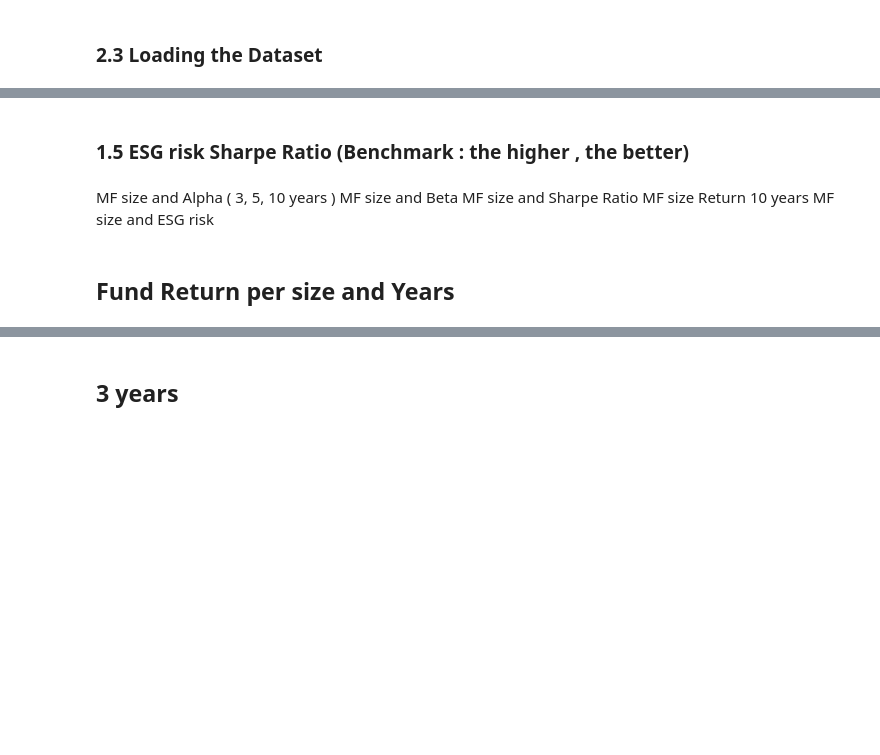
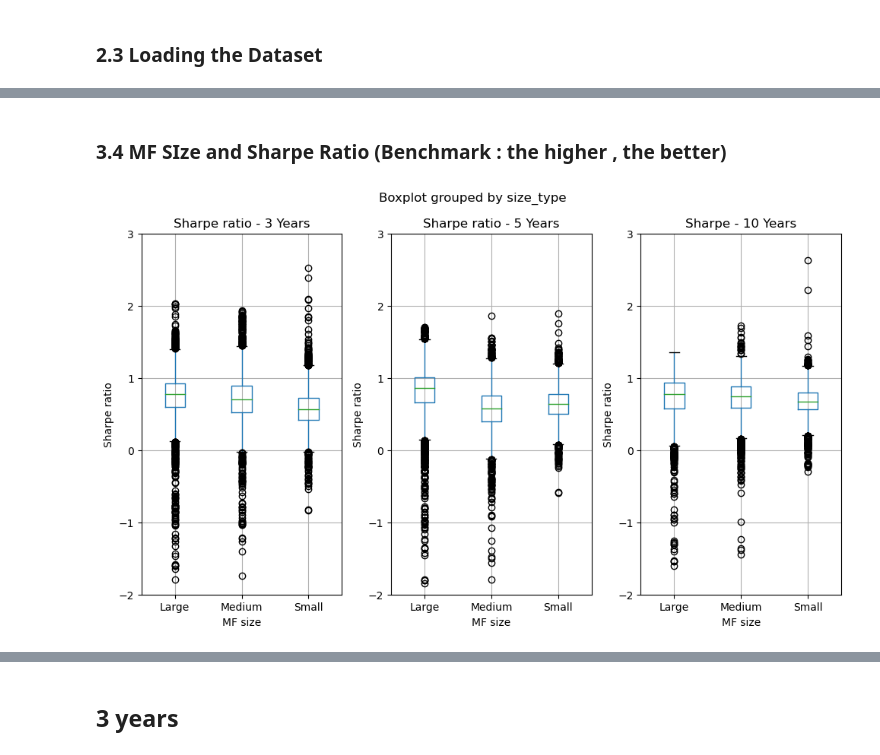
Before and after one commit to Neuefische-ESG-Capstone/Project-description, a Jupyter notebook: MF-size-and-Performance.ipynb, the cells around one changed output, grey strips where cells are left out. Saved outputs shown, nothing was run; the diff lists cells and outputs as text; code cells hidden in the pictures; blank space fills up the shorter version.

```diff
--- a/MF-size-and-Performance.ipynb
+++ b/MF-size-and-Performance.ipynb
@@ -201,45 +152,34 @@ plt.show()
 # %% [markdown]
-### 1.5 ESG risk Sharpe Ratio (Benchmark : the higher , the better)
+### 3.4 MF SIze and Sharpe Ratio (Benchmark : the higher , the better)
 # %%
 # Create subplots
 fig, axs = plt.subplots(1, 3, figsize=(10, 6))
 
 # Box plot for fund_beta_3years
-df_mutual_funds.boxplot(column='fund_sharpe_ratio_3years', by='esg_risk_level', ax=axs[0])
-axs[0].set_title('Beta - 3 Years')
-axs[0].set_xlabel('ESG Risk Level')
-axs[0].set_ylabel('Beta')
-axs[0].set_ylim(-3, 3)  # Set the y-axis limit for the first subplot
+df_mutual_funds.boxplot(column='fund_sharpe_ratio_3years', by='size_type', ax=axs[0])
+axs[0].set_title('Sharpe ratio - 3 Years')
+axs[0].set_xlabel('MF size')
+axs[0].set_ylabel('Sharpe ratio')
+axs[0].set_ylim(-2, 3)  # Set the y-axis limit for the first subplot
 
 # Box plot for fund_beta_5years
-df_mutual_funds.boxplot(column='fund_beta_5years', by='esg_risk_level', ax=axs[1])
-axs[1].set_title('Beta - 5 Years')
-axs[1].set_xlabel('ESG Risk Level')
-axs[1].set_ylabel('Beta')
-axs[1].set_ylim(-3, 3)  # Set the y-axis limit for the first subplot
+df_mutual_funds.boxplot(column='fund_sharpe_ratio_5years', by='size_type', ax=axs[1])
+axs[1].set_title('Sharpe ratio - 5 Years')
+axs[1].set_xlabel('MF size')
+axs[1].set_ylabel('Sharpe ratio')
+axs[1].set_ylim(-2, 3)  # Set the y-axis limit for the first subplot
 
 # Box plot for fund_beta_10years
-df_mutual_funds.boxplot(column='fund_beta_10years', by='esg_risk_level', ax=axs[2])
-axs[2].set_title('Beta - 10 Years')
-axs[2].set_xlabel('ESG Risk Level')
-axs[2].set_ylabel('Beta')
-axs[2].set_ylim(-3, 3)  # Set the y-axis limit for the first subplot
+df_mutual_funds.boxplot(column='fund_sharpe_ratio_10years', by='size_type', ax=axs[2])
+axs[2].set_title('Sharpe - 10 Years')
+axs[2].set_xlabel('MF size')
+axs[2].set_ylabel('Sharpe ratio')
+axs[2].set_ylim(-2, 3)  # Set the y-axis limit for the first subplot
 
 
 # Adjust layout to prevent overlapping titles
 plt.tight_layout()
 
 plt.show()
+# %% [output]
+[figure, added]
-# %% [markdown]
-
-
-
-
-
-MF size and Alpha ( 3, 5, 10 years )
-MF size and Beta
-MF size and Sharpe Ratio
-MF size Return 10 years
-MF size and ESG risk
-# %% [markdown]
-## Fund Return per size and Years
```
Also changed, not shown: parts of 46 cells of this notebook.
